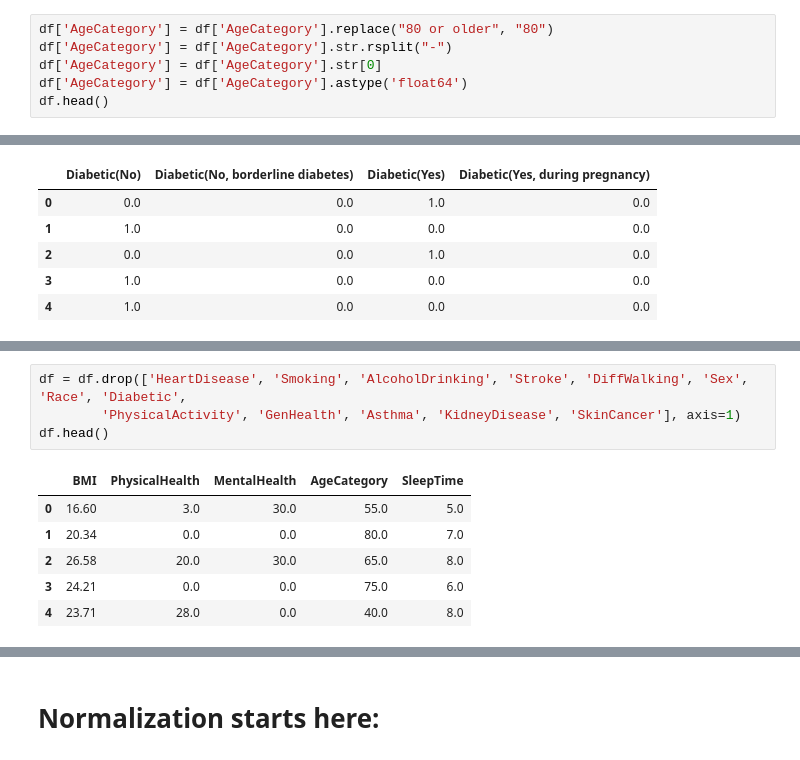
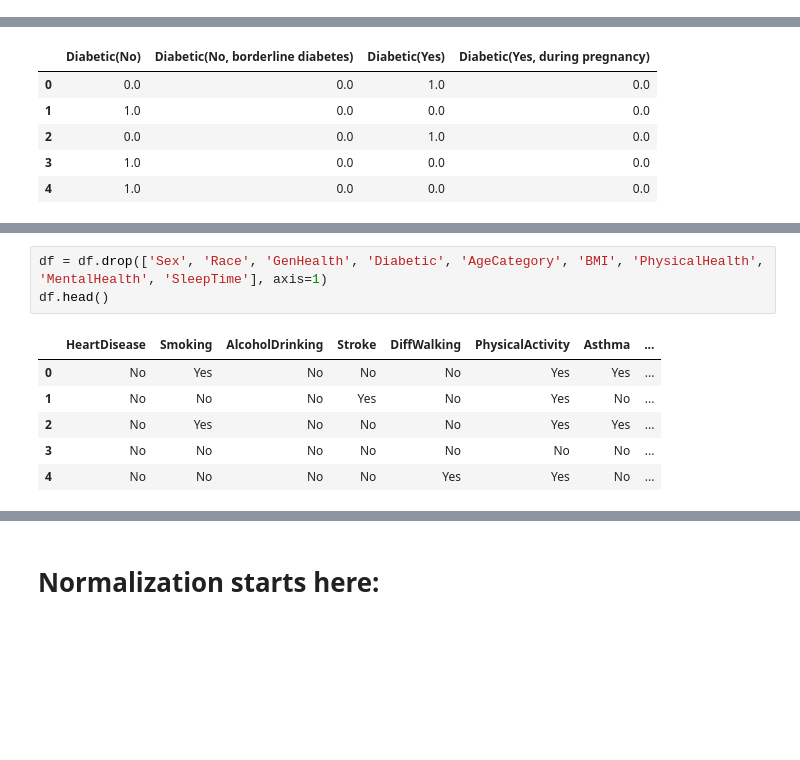
Before and after one commit to COGS118A/Group011-Sp22, a Jupyter notebook: Data Cleaning.ipynb, the cells around one changed output, grey strips where cells are left out. Drawn from its saved outputs; the diff is of its cells as text; blank space fills up the shorter version.

```diff
--- a/Data Cleaning.ipynb
+++ b/Data Cleaning.ipynb
@@ -111,6 +54,0 @@ array(['55-59', '80 or older', '65-69', '75-79', '40-44', '70-74',
-# %%
-df['AgeCategory'] = df['AgeCategory'].replace("80 or older", "80")
-df['AgeCategory'] = df['AgeCategory'].str.rsplit("-")
-df['AgeCategory'] = df['AgeCategory'].str[0]
-df['AgeCategory'] = df['AgeCategory'].astype('float64')
-df.head()
@@ -235,11 +108,10 @@ df.head()
 # %%
-df = df.drop(['HeartDisease', 'Smoking', 'AlcoholDrinking', 'Stroke', 'DiffWalking', 'Sex', 'Race', 'Diabetic',
-        'PhysicalActivity', 'GenHealth', 'Asthma', 'KidneyDisease', 'SkinCancer'], axis=1)
+df = df.drop(['Sex', 'Race', 'GenHealth', 'Diabetic', 'AgeCategory', 'BMI', 'PhysicalHealth', 'MentalHealth', 'SleepTime'], axis=1)
 df.head()
 # %% [output]
-|  | BMI | PhysicalHealth | MentalHealth | AgeCategory | SleepTime |
-| 0 | 16.60 | 3.0 | 30.0 | 55.0 | 5.0 |
-| 1 | 20.34 | 0.0 | 0.0 | 80.0 | 7.0 |
-| 2 | 26.58 | 20.0 | 30.0 | 65.0 | 8.0 |
-| 3 | 24.21 | 0.0 | 0.0 | 75.0 | 6.0 |
-| 4 | 23.71 | 28.0 | 0.0 | 40.0 | 8.0 |
+|  | HeartDisease | Smoking | AlcoholDrinking | Stroke | DiffWalking | PhysicalActivity | Asthma | ... |
+| 0 | No | Yes | No | No | No | Yes | Yes | ... |
+| 1 | No | No | No | Yes | No | Yes | No | ... |
+| 2 | No | Yes | No | No | No | Yes | Yes | ... |
+| 3 | No | No | No | No | No | No | No | ... |
+| 4 | No | No | No | No | Yes | Yes | No | ... |
```
Also changed, not shown: parts of 35 cells of this notebook.
